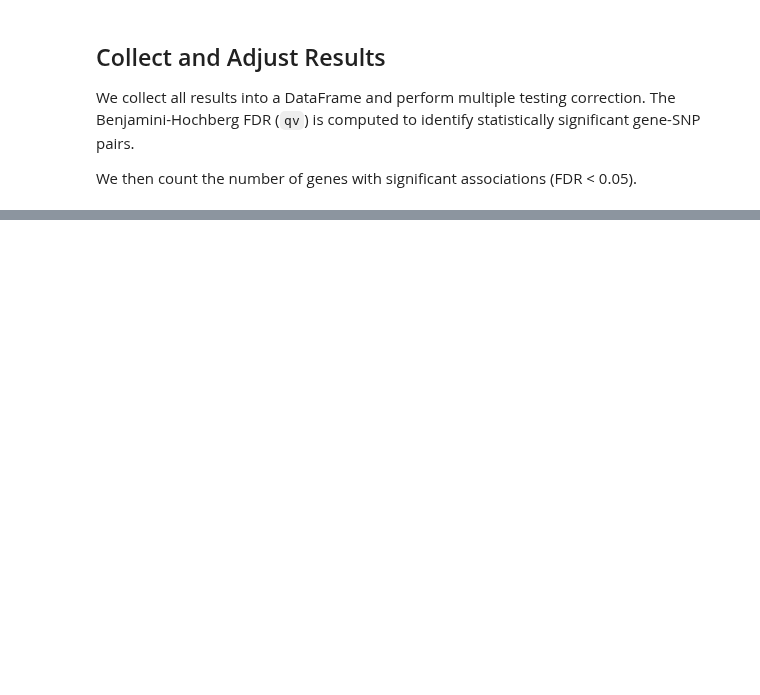
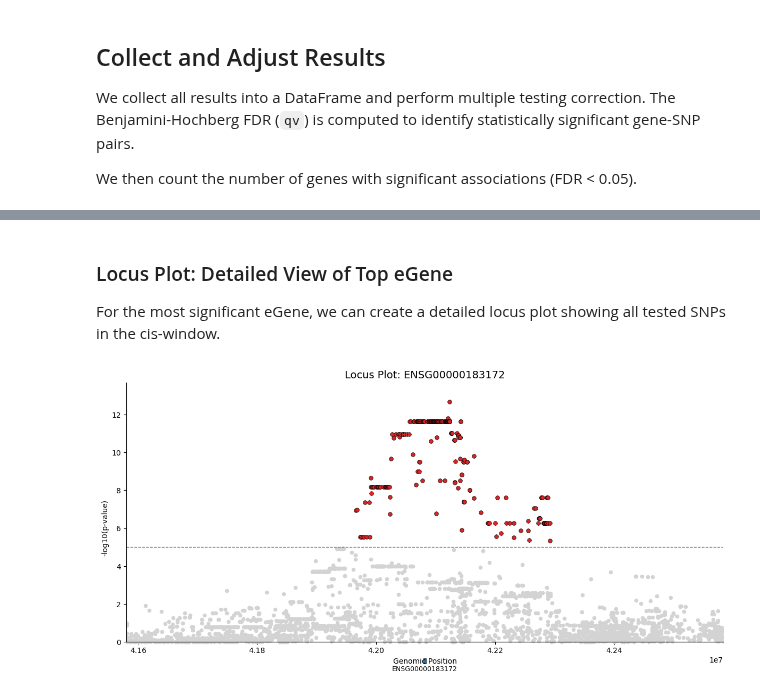
Before and after one commit to theislab/cellink, a Jupyter notebook: docs/tutorials/pseudobulk_eqtl.ipynb, the cells around one changed output, grey strips where cells are left out. Saved outputs shown, nothing was run; the diff lists cells and outputs as text; code cells hidden in the pictures; blank space fills up the shorter version.

```diff
--- a/docs/tutorials/pseudobulk_eqtl.ipynb
+++ b/docs/tutorials/pseudobulk_eqtl.ipynb
@@ -305,0 +290,40 @@ rdf["qv"] = fdrcorrection(rdf["pv_adj"])[1]
+# %% [markdown]
+### Locus Plot: Detailed View of Top eGene
+
+For the most significant eGene, we can create a detailed locus plot showing all tested SNPs in the cis-window.
+# %%
+# Get the top eGene
+top_gene = rdf.nsmallest(1, "qv").iloc[0]
+top_gene_id = top_gene["egene"]
+gene_row = dd.C.var.loc[top_gene_id]
+
+# Get all SNPs tested for this gene
+start = max(0, gene_row.start - cis_window)
+end = gene_row.end + cis_window
+gene_snps = dd.G.var[(dd.G.var.pos > start) & (dd.G.var.pos < end)].copy()
+
+# Compute p-values for all SNPs
+Y = gaussianize(dd.G.obsm[pb_gex_key][[top_gene_id]].values + 1e-5 * np.random.randn(dd.shape[0], 1))
+_G = dd.G[:, gene_snps.index]
+G = _G.X
+
+gwas = GWAS(Y, F)
+gwas.test_association(G)
+
+# Create locus plot dataframe
+locus_df = pd.DataFrame({"pos": gene_snps["pos"].values, "pval": gwas.getPv().ravel()}, index=gene_snps.index)
+
+# Gene annotation dataframe
+gene_df = pd.DataFrame({"start": [gene_row.start], "end": [gene_row.end], "gene": [top_gene_id]})
+
+fig = cl.pl.locus(
+    locus_df,
+    gene_df=gene_df,
+    pval_col="pval",
+    position_col="pos",
+    significance_threshold=1e-5,
+    title=f"Locus Plot: {top_gene_id}",
+    figsize=(12, 6),
+)
+# %% [output]
+[figure, added]
```
Also changed, not shown: parts of 17 cells of this notebook, 15 other files.
